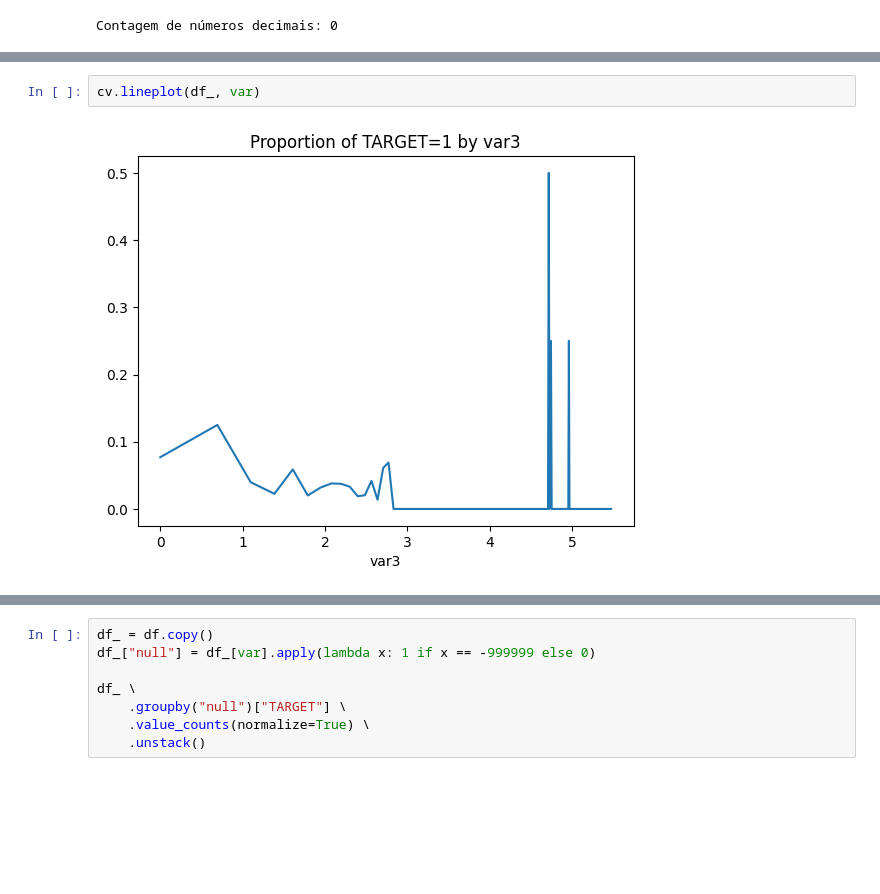
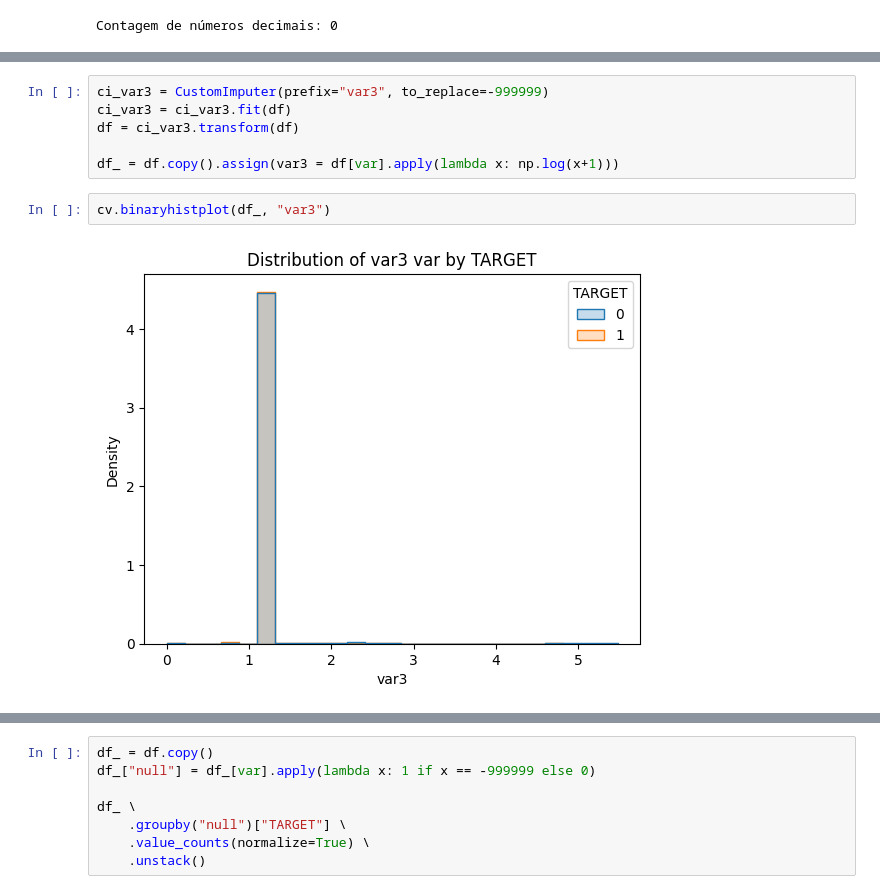
Before and after one commit to FelipeViacava/data-masters-case, a Jupyter notebook: 01-eda.ipynb, the cells around one changed output, grey strips where cells are left out. Saved outputs shown, nothing was run; the diff lists cells and outputs as text; blank space fills up the shorter version.

Commit message:
fixed bugs in customtransformers

```diff
--- a/01-eda.ipynb
+++ b/01-eda.ipynb
@@ -785,4 +715,10 @@ plt.show()
+# %%
+ci_var3 = CustomImputer(prefix="var3", to_replace=-999999)
+ci_var3 = ci_var3.fit(df)
+df = ci_var3.transform(df)
+
+df_ = df.copy().assign(var3 = df[var].apply(lambda x: np.log(x+1)))
 # %%
-cv.lineplot(df_, var)
+cv.binaryhistplot(df_, "var3")
 # %% [output]
-[figure, old version]
+[figure, new version]
```
Also changed, not shown: parts of 14 cells of this notebook, 1 other file.
